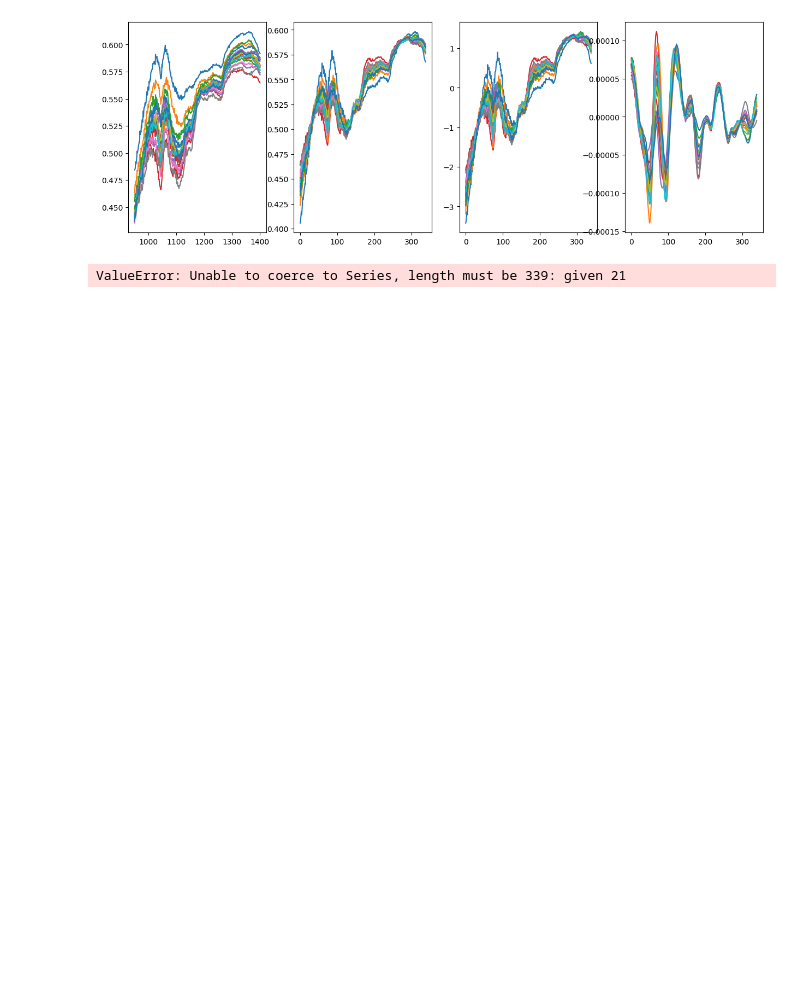
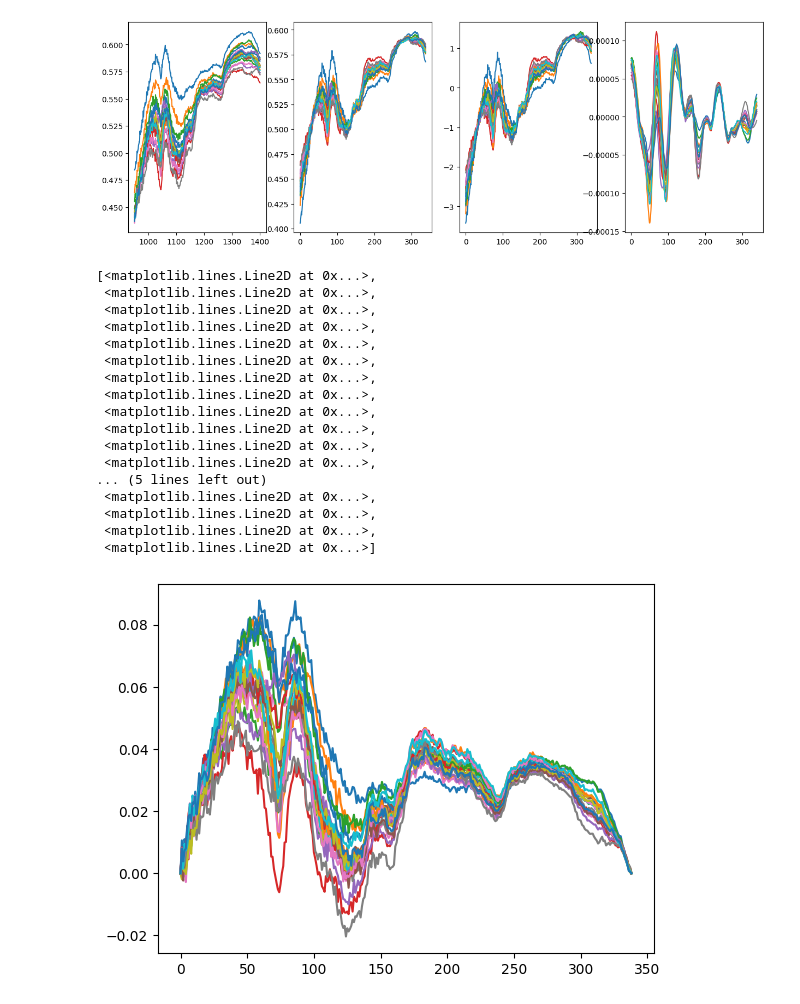
Before and after one commit to paucablop/chemotools, a Jupyter notebook: test.ipynb, the cells around one changed output. Cells and saved outputs as stored; diff of their text form; code cells hidden in the pictures; blank space fills up the shorter version.

```diff
--- a/test.ipynb
+++ b/test.ipynb
@@ -25,9 +25,3 @@ ax[3].plot(spectra_sg.T)
 plt.show()
 # %% [output]
 [figure]
-# %%
-emsc = ExtendedMultiplicativeScatterCorrection()
-
-spectra_emsc = emsc.fit_transform(spectra)
-# %% [output]
-ValueError: Unable to coerce to Series, length must be 339: given 21
@@ -33,0 +87,22 @@ ValueError: Unable to coerce to Series, length must be 339: given 21
+# %%
+drift_corrected = TwoPointDriftCorrection().fit_transform(spectra)
+plt.plot(drift_corrected.T)
+# %% [output]
+[<matplotlib.lines.Line2D at 0x...>,
+ <matplotlib.lines.Line2D at 0x...>,
+ <matplotlib.lines.Line2D at 0x...>,
+ <matplotlib.lines.Line2D at 0x...>,
+ <matplotlib.lines.Line2D at 0x...>,
+ <matplotlib.lines.Line2D at 0x...>,
+ <matplotlib.lines.Line2D at 0x...>,
+ <matplotlib.lines.Line2D at 0x...>,
+ <matplotlib.lines.Line2D at 0x...>,
+ <matplotlib.lines.Line2D at 0x...>,
+ <matplotlib.lines.Line2D at 0x...>,
+ <matplotlib.lines.Line2D at 0x...>,
+... (5 lines left out)
+ <matplotlib.lines.Line2D at 0x...>,
+ <matplotlib.lines.Line2D at 0x...>,
+ <matplotlib.lines.Line2D at 0x...>,
+ <matplotlib.lines.Line2D at 0x...>]
+[figure, added]
```
Also changed, not shown: parts of 6 cells of this notebook, 2 other files.
